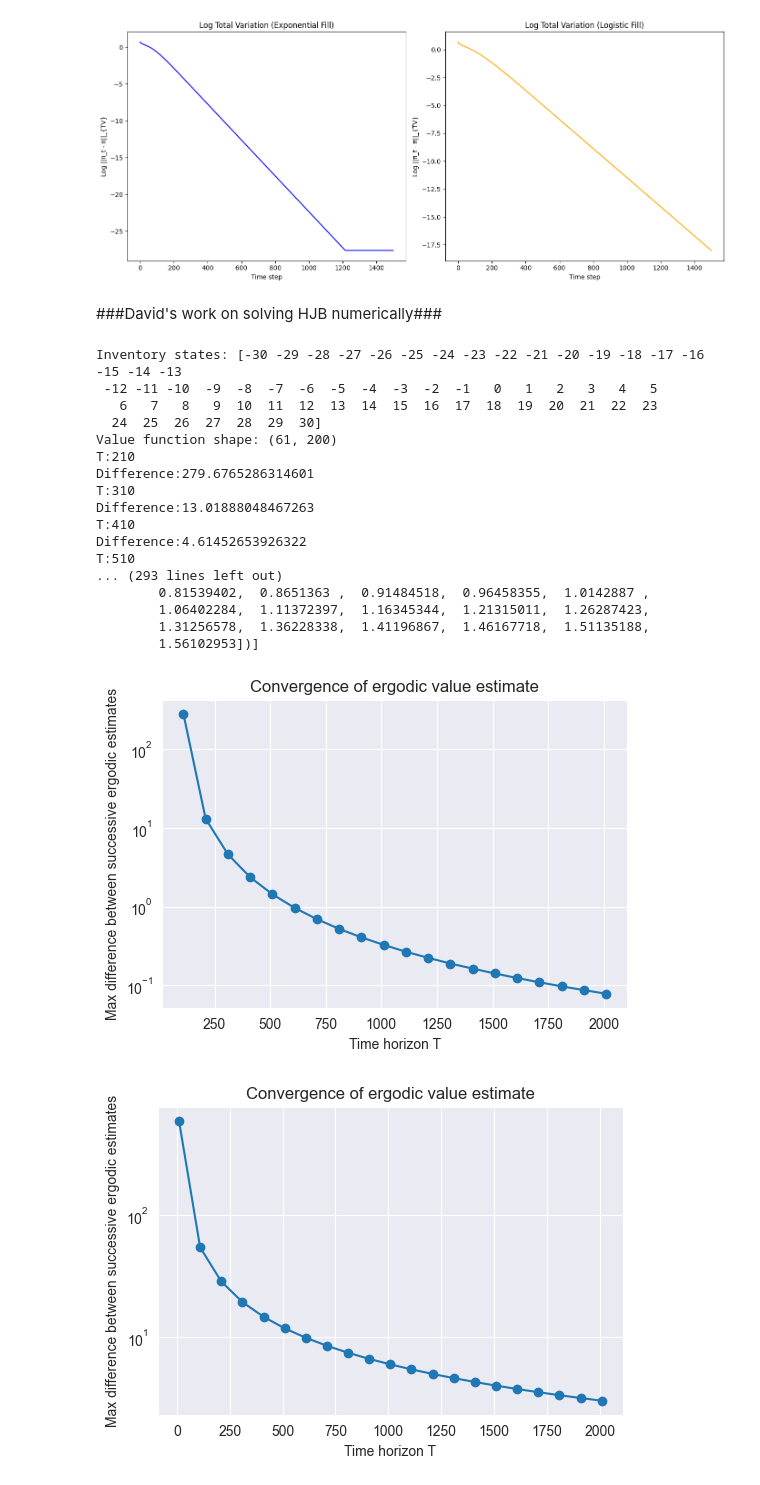
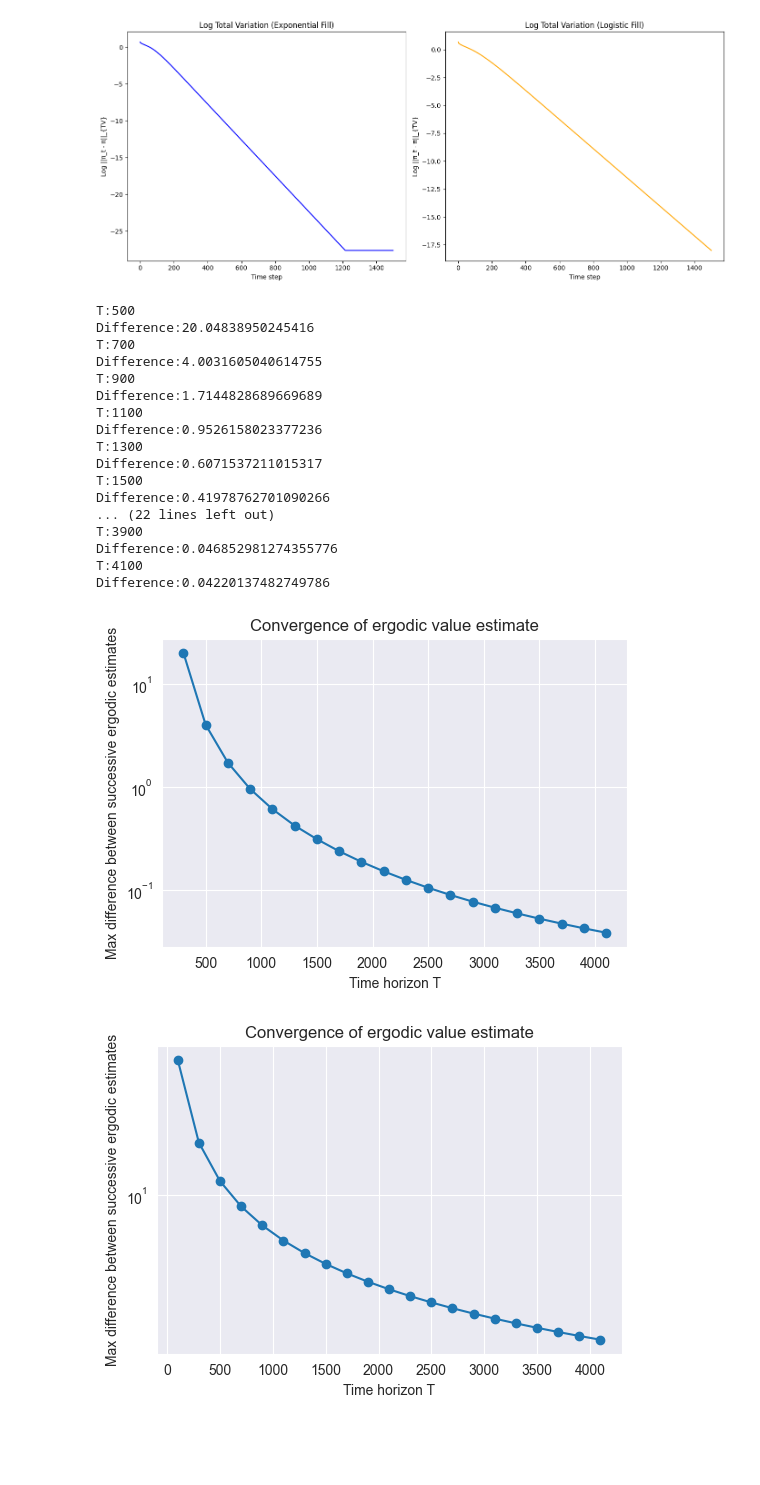
Before and after one commit to ben-jamie-son/mml-reinforcement-learning, a Jupyter notebook: MM_parmater_learning-main/Comparison_Sim.ipynb, the cells around one changed output. Drawn from its saved outputs; the diff is of its cells as text; code cells hidden in the pictures; blank space fills up the shorter version.

```diff
--- a/MM_parmater_learning-main/Comparison_Sim.ipynb
+++ b/MM_parmater_learning-main/Comparison_Sim.ipynb
@@ -685,8 +685,6 @@ plt.xlabel("Next inventory state")
 plt.ylabel("Current inventory state")
 plt.title("Optimal Inventory Transition Matrix (P*): logistic fill")
 plt.show()
-# %% [markdown]
-###David's work on solving HJB numerically###
 # %%
 from lib.ECP import ErgodicCP_logisticfill
 
@@ -722,16 +718,8 @@ T = 20
 # %%
-t, h, q_grid = solver.solve_HJB(T)
-
-print("Inventory states:", q_grid)
-print("Value function shape:", h.shape)
-
-T_eval, ergodic_values, q_grid = solver.Ergodic_limit()
+T_eval, ergodic_values, q_grid = solver.Ergodic_limit(T_start= 100, T_inc = 200, N_per_t=50, tol=1e-4)
 
 import numpy as np
 import matplotlib.pyplot as plt
-
-print("Time horizons tested:", T_eval)
-print("Ergodic estimates:", ergodic_values)
 
 ergodic_values = np.array(ergodic_values)
 
@@ -739,52 +727,52 @@ ergodic_values = np.array(ergodic_values)
 # differences between consecutive T values
 diff_T = np.diff(ergodic_values, axis=0)  # shape (n_T-1, n_q)
 
 # max absolute difference across q for each timestep
 max_diff_per_T = np.max(np.abs(diff_T), axis=1)
 
 spread_per_T = np.max(ergodic_values, axis=1) - np.min(ergodic_values, axis=1)
 
 plt.figure(figsize=(6,4))
 plt.plot(T_eval[1:], max_diff_per_T, marker='o')
 plt.yscale("log")
 
 plt.xlabel("Time horizon T")
 plt.ylabel("Max difference between successive ergodic estimates")
 plt.title("Convergence of ergodic value estimate")
 plt.grid(True)
 
 plt.show()
 
 plt.figure(figsize=(6,4))
 plt.plot(T_eval, spread_per_T, marker='o')
 plt.yscale("log")
 
 plt.xlabel("Time horizon T")
 plt.ylabel("Max difference between successive ergodic estimates")
 plt.title("Convergence of ergodic value estimate")
 plt.grid(True)
 
 plt.show()
 # %% [output]
-Inventory states: [-30 -29 -28 -27 -26 -25 -24 -23 -22 -21 -20 -19 -18 -17 -16 -15 -14 -13
- -12 -11 -10  -9  -8  -7  -6  -5  -4  -3  -2  -1   0   1   2   3   4   5
-   6   7   8   9  10  11  12  13  14  15  16  17  18  19  20  21  22  23
-  24  25  26  27  28  29  30]
-Value function shape: (61, 200)
-T:210
-Difference:279.6765286314601
-T:310
-Difference:13.01888048467263
-T:410
-Difference:4.61452653926322
-T:510
-... (293 lines left out)
-        0.81539402,  0.8651363 ,  0.91484518,  0.96458355,  1.0142887 ,
-        1.06402284,  1.11372397,  1.16345344,  1.21315011,  1.26287423,
-        1.31256578,  1.36228338,  1.41196867,  1.46167718,  1.51135188,
-        1.56102953])]
+T:500
+Difference:20.04838950245416
+T:700
+Difference:4.0031605040614755
+T:900
+Difference:1.7144828689669689
+T:1100
+Difference:0.9526158023377236
+T:1300
+Difference:0.6071537211015317
+T:1500
+Difference:0.41978762701090266
+... (22 lines left out)
+T:3900
+Difference:0.046852981274355776
+T:4100
+Difference:0.04220137482749786
-[figure, old version]
+[figure, new version]
-[figure, old version]
+[figure, new version]
 # %%
 import numpy as np
 import matplotlib.pyplot as plt
```
Also changed, not shown: parts of 2 cells of this notebook, 2 other files.
